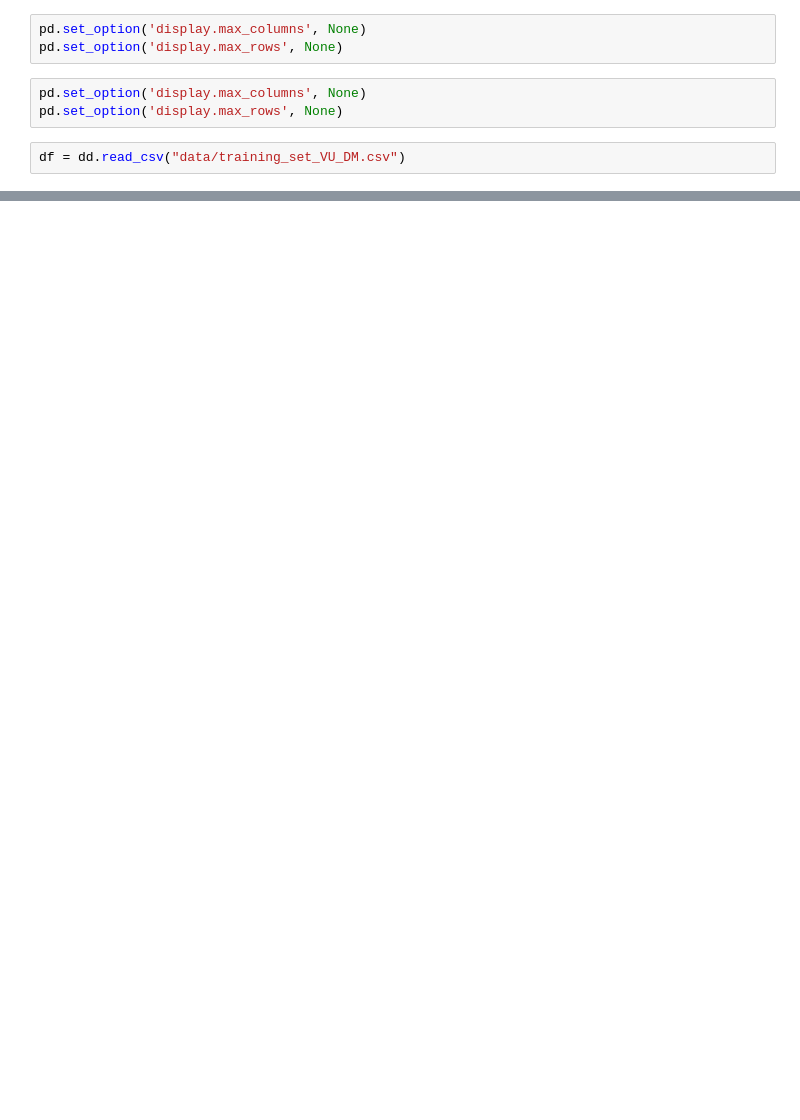
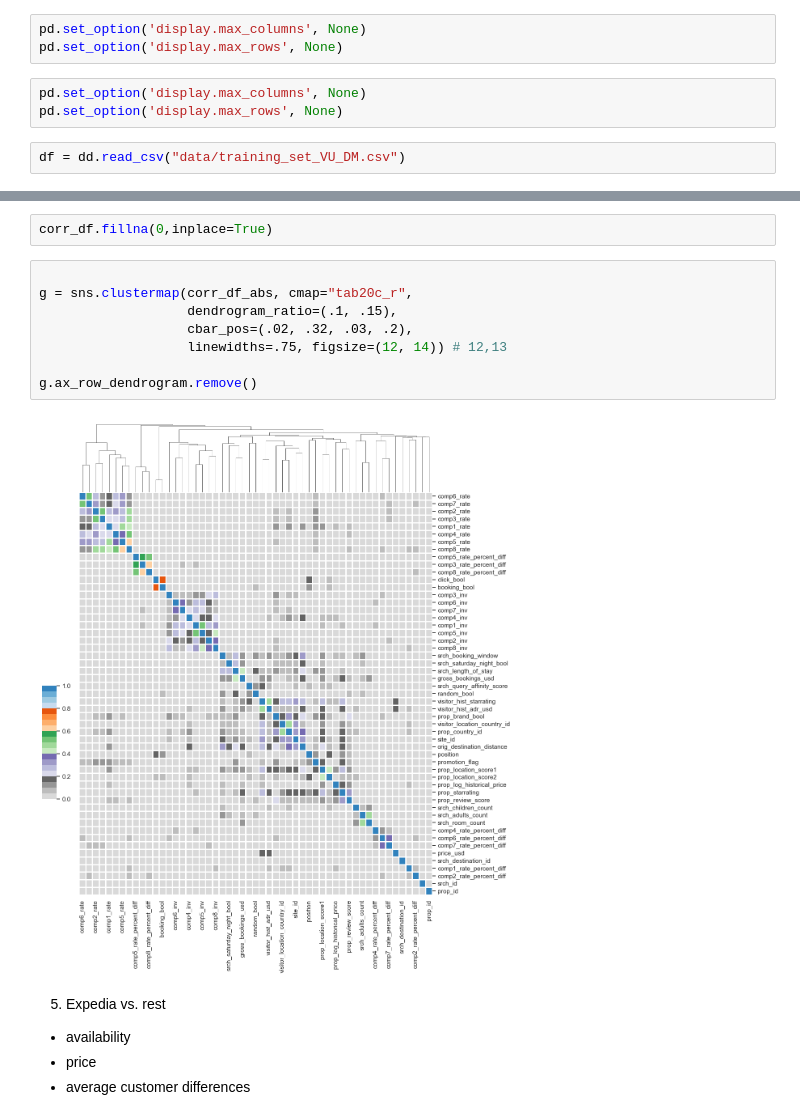
Before and after one commit to PaulHosek/DataMining, a Jupyter notebook: paul_explore.ipynb, the cells around one changed output, grey strips where cells are left out. Cells and saved outputs as stored; diff of their text form; blank space fills up the shorter version.

```diff
--- a/paul_explore.ipynb
+++ b/paul_explore.ipynb
@@ -34,0 +86,17 @@ KeyboardInterrupt
+# %%
+corr_df.fillna(0,inplace=True)
+# %%
+
+g = sns.clustermap(corr_df_abs, cmap="tab20c_r",
+                   dendrogram_ratio=(.1, .15),
+                   cbar_pos=(.02, .32, .03, .2),
+                   linewidths=.75, figsize=(12, 14)) # 12,13
+
+g.ax_row_dendrogram.remove()
+# %% [output]
+[figure, added]
+# %% [markdown]
+5. Expedia vs. rest
+- availability
+- price
+- average customer differences
```
Also changed, not shown: parts of 17 cells of this notebook.
